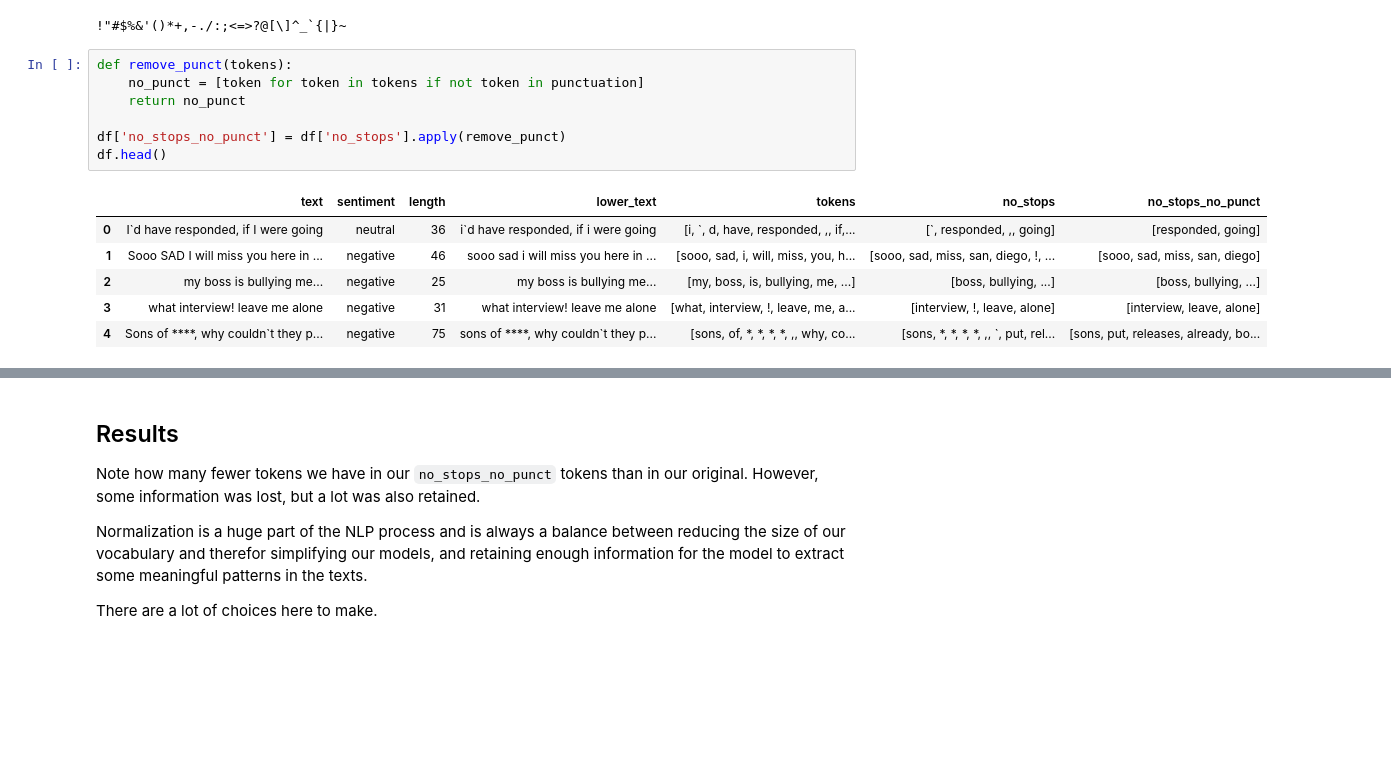
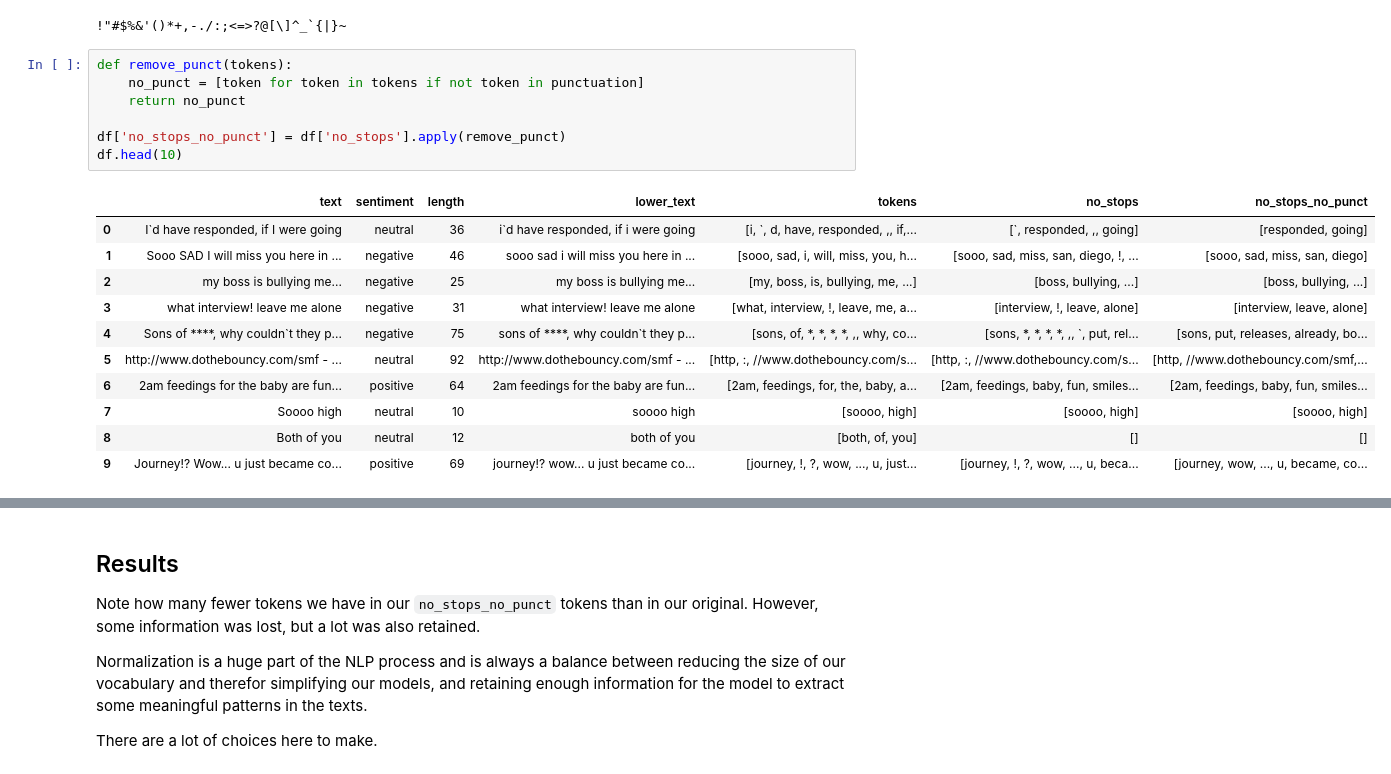
Before and after one commit to purvikansara/adv-ml-wk01-nlp-codealongs, a Jupyter notebook: Lecture 1/SOLUTIONS-W01L01-working-with-text-data.ipynb, the cells around one changed output, grey strips where cells are left out. Drawn from its saved outputs; the diff is of its cells as text; blank space fills up the shorter version.

```diff
--- a/Lecture 1/SOLUTIONS-W01L01-working-with-text-data.ipynb
+++ b/Lecture 1/SOLUTIONS-W01L01-working-with-text-data.ipynb
@@ -232,14 +257,19 @@ print(punctuation)
 # %%
 def remove_punct(tokens):
     no_punct = [token for token in tokens if not token in punctuation]
     return no_punct
 
 df['no_stops_no_punct'] = df['no_stops'].apply(remove_punct)
-df.head()
+df.head(10)
 # %% [output]
 |  | text | sentiment | length | lower_text | tokens | no_stops | no_stops_no_punct |
 | 0 | I`d have responded, if I were going | neutral | 36 | i`d have responded, if i were going | [i, `, d, have, responded, ,, if,... | [`, responded, ,, going] | [responded, going] |
 | 1 | Sooo SAD I will miss you here in ... | negative | 46 | sooo sad i will miss you here in ... | [sooo, sad, i, will, miss, you, h... | [sooo, sad, miss, san, diego, !, ... | [sooo, sad, miss, san, diego] |
 | 2 | my boss is bullying me... | negative | 25 | my boss is bullying me... | [my, boss, is, bullying, me, ...] | [boss, bullying, ...] | [boss, bullying, ...] |
 | 3 | what interview! leave me alone | negative | 31 | what interview! leave me alone | [what, interview, !, leave, me, a... | [interview, !, leave, alone] | [interview, leave, alone] |
 | 4 | Sons of ****, why couldn`t they p... | negative | 75 | sons of ****, why couldn`t they p... | [sons, of, *, *, *, *, ,, why, co... | [sons, *, *, *, *, ,, `, put, rel... | [sons, put, releases, already, bo... |
+| 5 | http://www.dothebouncy.com/smf - ... | neutral | 92 | http://www.dothebouncy.com/smf - ... | [http, :, //www.dothebouncy.com/s... | [http, :, //www.dothebouncy.com/s... | [http, //www.dothebouncy.com/smf,... |
+| 6 | 2am feedings for the baby are fun... | positive | 64 | 2am feedings for the baby are fun... | [2am, feedings, for, the, baby, a... | [2am, feedings, baby, fun, smiles... | [2am, feedings, baby, fun, smiles... |
+| 7 | Soooo high | neutral | 10 | soooo high | [soooo, high] | [soooo, high] | [soooo, high] |
+| 8 | Both of you | neutral | 12 | both of you | [both, of, you] | [] | [] |
+| 9 | Journey!? Wow... u just became co... | positive | 69 | journey!? wow... u just became co... | [journey, !, ?, wow, ..., u, just... | [journey, !, ?, wow, ..., u, beca... | [journey, wow, ..., u, became, co... |
```
Also changed, not shown: parts of 78 cells of this notebook, 4 other files.
